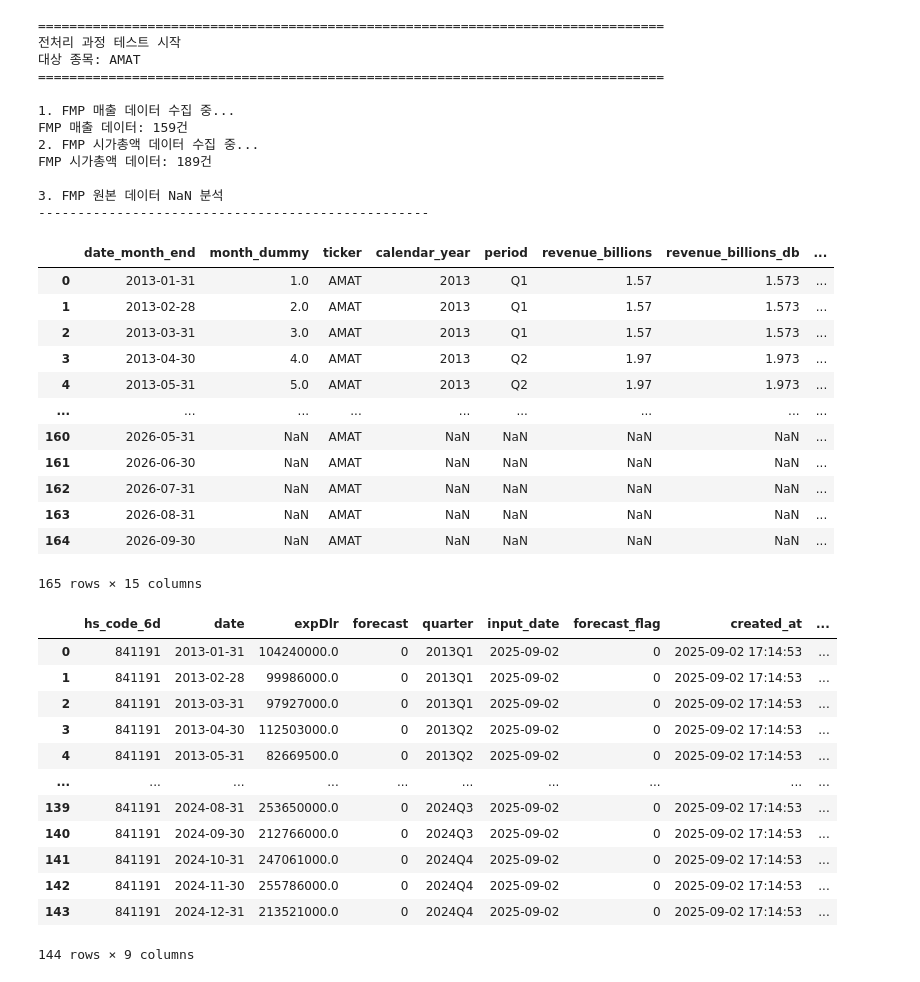
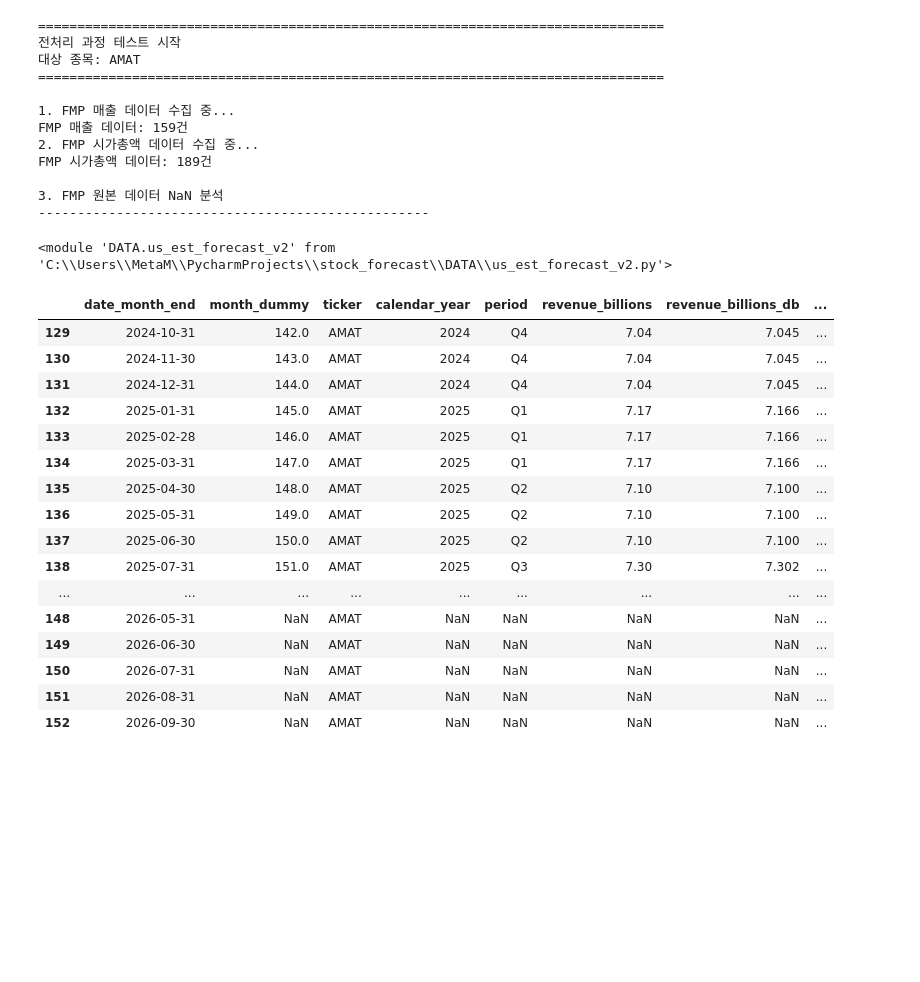
Before and after one commit to stox74/stock_forecast, a Jupyter notebook: US_Market/valuation/valuation_preprocessing_code_develop.ipynb, the cells around one changed output. Cells and saved outputs as stored; diff of their text form; code cells hidden in the pictures; blank space fills up the shorter version.

```diff
--- a/US_Market/valuation/valuation_preprocessing_code_develop.ipynb
+++ b/US_Market/valuation/valuation_preprocessing_code_develop.ipynb
@@ -418,6 +418,8 @@ FMP 시가총액 데이터: 189건
 3. FMP 원본 데이터 NaN 분석
 --------------------------------------------------
 # %%
+db_market_df =  fetch_db_market_data(ticker, db_info)
+
 # 1. db_market_df 컬럼 이름 변경
 db_market_df_renamed = db_market_df.rename(
     columns={'market_cap_billions': 'market_cap_billions_from_db'}
@@ -445,34 +447,52 @@ export_data = collect_export_data(hs_code, db_info)
 # %%
 finaal_df = merge_with_export_data(enhanced_merged_df_with_ttm, export_data)
 # %%
-finaal_df
+exog_start_date = '2014-01-01'
+finaal_df_resize = finaal_df[finaal_df['date_month_end'] >= exog_start_date]
+finaal_df_resize['date_month_end'] = pd.to_datetime(finaal_df_resize['date_month_end'])
-# %% [output]
-|  | date_month_end | month_dummy | ticker | calendar_year | period | revenue_billions | revenue_billions_db | ... |
-| 0 | 2013-01-31 | 1.0 | AMAT | 2013 | Q1 | 1.57 | 1.573 | ... |
-| 1 | 2013-02-28 | 2.0 | AMAT | 2013 | Q1 | 1.57 | 1.573 | ... |
-| 2 | 2013-03-31 | 3.0 | AMAT | 2013 | Q1 | 1.57 | 1.573 | ... |
-| 3 | 2013-04-30 | 4.0 | AMAT | 2013 | Q2 | 1.97 | 1.973 | ... |
-| 4 | 2013-05-31 | 5.0 | AMAT | 2013 | Q2 | 1.97 | 1.973 | ... |
-| ... | ... | ... | ... | ... | ... | ... | ... | ... |
-| 160 | 2026-05-31 | NaN | AMAT | NaN | NaN | NaN | NaN | ... |
-| 161 | 2026-06-30 | NaN | AMAT | NaN | NaN | NaN | NaN | ... |
-| 162 | 2026-07-31 | NaN | AMAT | NaN | NaN | NaN | NaN | ... |
-| 163 | 2026-08-31 | NaN | AMAT | NaN | NaN | NaN | NaN | ... |
-| 164 | 2026-09-30 | NaN | AMAT | NaN | NaN | NaN | NaN | ... |
-165 rows × 15 columns
+# %%
+import importlib
+import DATA.us_sarima_forecast as sarima
+importlib.reload(sarima)
+import importlib
+import DATA.us_lstm_forecast_v2 as lstm_v2
+importlib.reload(lstm_v2)
+import DATA.us_prophet_forecast_v3 as prophet_v3
+importlib.reload(prophet_v3)
+from DATA.us_ets_forecast import *
+import importlib
+import DATA.us_est_forecast_v2 as esmod
+importlib.reload(esmod)
+# %% [output]
+<module 'DATA.us_est_forecast_v2' from 'C:\\Users\\MetaM\\PycharmProjects\\stock_forecast\\DATA\\us_est_forecast_v2.py'>
 # %%
-export_data
+sarima_df, sarima_results = sarima.run_sarima_prediction(
+    df=finaal_df_resize,
+    ticker="AMAT",
+    forecast_quarters=4,
+    start_date_revenue="2025-07-31",   # 매출 예측 시작일
+    start_date_psr="2025-8-31",       # PSR 예측 시작일
+    exog_col="expDlr_yoy"              # 외생변수 (None이면 미포함)
+)
-# %% [output]
-|  | hs_code_6d | date | expDlr | forecast | quarter | input_date | forecast_flag | created_at | ... |
-| 0 | 841191 | 2013-01-31 | 104240000.0 | 0 | 2013Q1 | 2025-09-02 | 0 | 2025-09-02 17:14:53 | ... |
-| 1 | 841191 | 2013-02-28 | 99986000.0 | 0 | 2013Q1 | 2025-09-02 | 0 | 2025-09-02 17:14:53 | ... |
-| 2 | 841191 | 2013-03-31 | 97927000.0 | 0 | 2013Q1 | 2025-09-02 | 0 | 2025-09-02 17:14:53 | ... |
-| 3 | 841191 | 2013-04-30 | 112503000.0 | 0 | 2013Q2 | 2025-09-02 | 0 | 2025-09-02 17:14:53 | ... |
-| 4 | 841191 | 2013-05-31 | 82669500.0 | 0 | 2013Q2 | 2025-09-02 | 0 | 2025-09-02 17:14:53 | ... |
-| ... | ... | ... | ... | ... | ... | ... | ... | ... | ... |
-| 139 | 841191 | 2024-08-31 | 253650000.0 | 0 | 2024Q3 | 2025-09-02 | 0 | 2025-09-02 17:14:53 | ... |
-| 140 | 841191 | 2024-09-30 | 212766000.0 | 0 | 2024Q3 | 2025-09-02 | 0 | 2025-09-02 17:14:53 | ... |
-| 141 | 841191 | 2024-10-31 | 247061000.0 | 0 | 2024Q4 | 2025-09-02 | 0 | 2025-09-02 17:14:53 | ... |
-| 142 | 841191 | 2024-11-30 | 255786000.0 | 0 | 2024Q4 | 2025-09-02 | 0 | 2025-09-02 17:14:53 | ... |
-| 143 | 841191 | 2024-12-31 | 213521000.0 | 0 | 2024Q4 | 2025-09-02 | 0 | 2025-09-02 17:14:53 | ... |
-144 rows × 9 columns
+# %%
+sarima_df[['revenue_billions_sarima_noexog', 'revenue_billions_sarima_exog']] = sarima_df[['revenue_billions_sarima_noexog', 'revenue_billions_sarima_exog']].ffill(limit=2)
+# %%
+sarima_df.tail(24)
+# %% [output]
+|  | date_month_end | month_dummy | ticker | calendar_year | period | revenue_billions | revenue_billions_db | ... |
+| 129 | 2024-10-31 | 142.0 | AMAT | 2024 | Q4 | 7.04 | 7.045 | ... |
+| 130 | 2024-11-30 | 143.0 | AMAT | 2024 | Q4 | 7.04 | 7.045 | ... |
+| 131 | 2024-12-31 | 144.0 | AMAT | 2024 | Q4 | 7.04 | 7.045 | ... |
+| 132 | 2025-01-31 | 145.0 | AMAT | 2025 | Q1 | 7.17 | 7.166 | ... |
+| 133 | 2025-02-28 | 146.0 | AMAT | 2025 | Q1 | 7.17 | 7.166 | ... |
+| 134 | 2025-03-31 | 147.0 | AMAT | 2025 | Q1 | 7.17 | 7.166 | ... |
+| 135 | 2025-04-30 | 148.0 | AMAT | 2025 | Q2 | 7.10 | 7.100 | ... |
+| 136 | 2025-05-31 | 149.0 | AMAT | 2025 | Q2 | 7.10 | 7.100 | ... |
+| 137 | 2025-06-30 | 150.0 | AMAT | 2025 | Q2 | 7.10 | 7.100 | ... |
+| 138 | 2025-07-31 | 151.0 | AMAT | 2025 | Q3 | 7.30 | 7.302 | ... |
+| ... | ... | ... | ... | ... | ... | ... | ... | ... |
+| 148 | 2026-05-31 | NaN | AMAT | NaN | NaN | NaN | NaN | ... |
+| 149 | 2026-06-30 | NaN | AMAT | NaN | NaN | NaN | NaN | ... |
+| 150 | 2026-07-31 | NaN | AMAT | NaN | NaN | NaN | NaN | ... |
+| 151 | 2026-08-31 | NaN | AMAT | NaN | NaN | NaN | NaN | ... |
+| 152 | 2026-09-30 | NaN | AMAT | NaN | NaN | NaN | NaN | ... |
```
Also changed, not shown: parts of 5 cells of this notebook, 5 other files.
